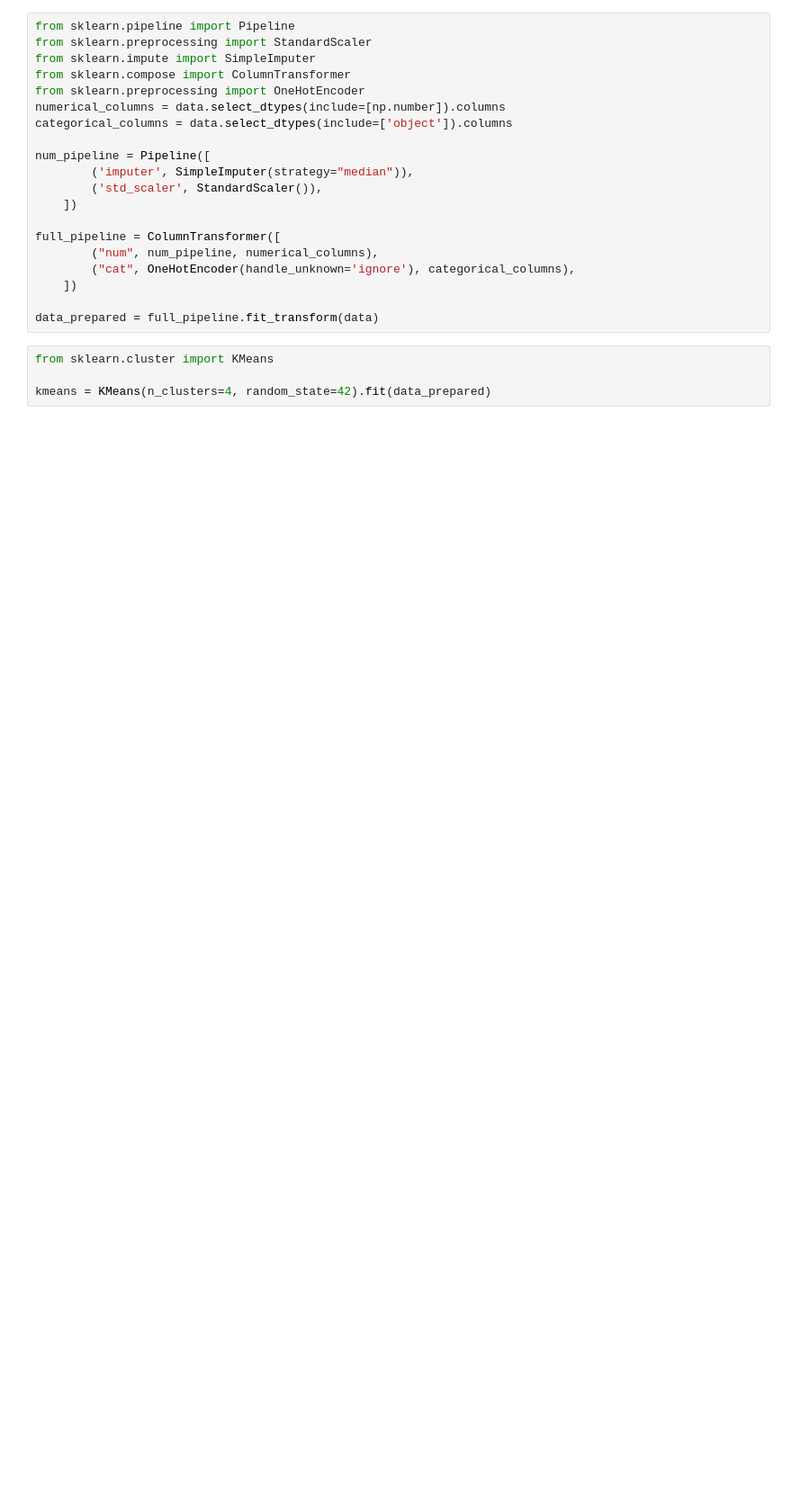
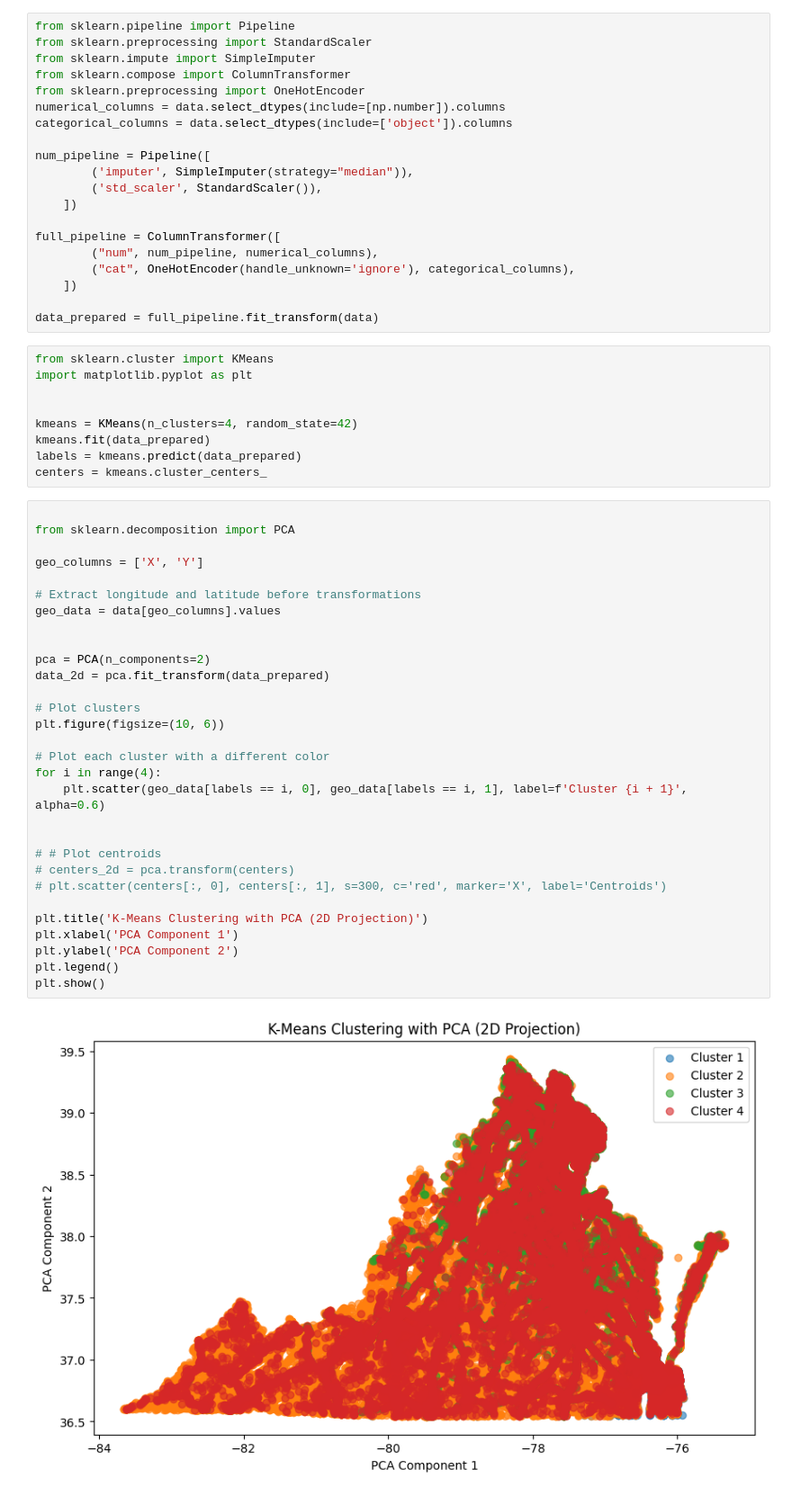
Before and after one commit to keshavtarafdar/ML4VA, a Jupyter notebook: project.ipynb, the cells around one changed output. Shown: that part at 90% size. Drawn from its saved outputs; the diff is of its cells as text; blank space fills up the shorter version.

```diff
--- a/project.ipynb
+++ b/project.ipynb
@@ -69,5 +70,42 @@ full_pipeline = ColumnTransformer([
 data_prepared = full_pipeline.fit_transform(data)
 # %%
 from sklearn.cluster import KMeans
+import matplotlib.pyplot as plt
 
-kmeans = KMeans(n_clusters=4, random_state=42).fit(data_prepared)
+
+kmeans = KMeans(n_clusters=4, random_state=42)
+kmeans.fit(data_prepared)
+labels = kmeans.predict(data_prepared)
+centers = kmeans.cluster_centers_
+# %%
+
+from sklearn.decomposition import PCA
+
+geo_columns = ['X', 'Y']
+
+# Extract longitude and latitude before transformations
+geo_data = data[geo_columns].values
+
+
+pca = PCA(n_components=2)
+data_2d = pca.fit_transform(data_prepared)
+
+# Plot clusters
+plt.figure(figsize=(10, 6))
+
+# Plot each cluster with a different color
+for i in range(4):
+    plt.scatter(geo_data[labels == i, 0], geo_data[labels == i, 1], label=f'Cluster {i + 1}', alpha=0.6)
+
+
+# # Plot centroids
+# centers_2d = pca.transform(centers)
+# plt.scatter(centers[:, 0], centers[:, 1], s=300, c='red', marker='X', label='Centroids')
+
+plt.title('K-Means Clustering with PCA (2D Projection)')
+plt.xlabel('PCA Component 1')
+plt.ylabel('PCA Component 2')
+plt.legend()
+plt.show()
+# %% [output]
+[figure, added]
```
Also changed, not shown: parts of 1 cell of this notebook, 1 other file.
